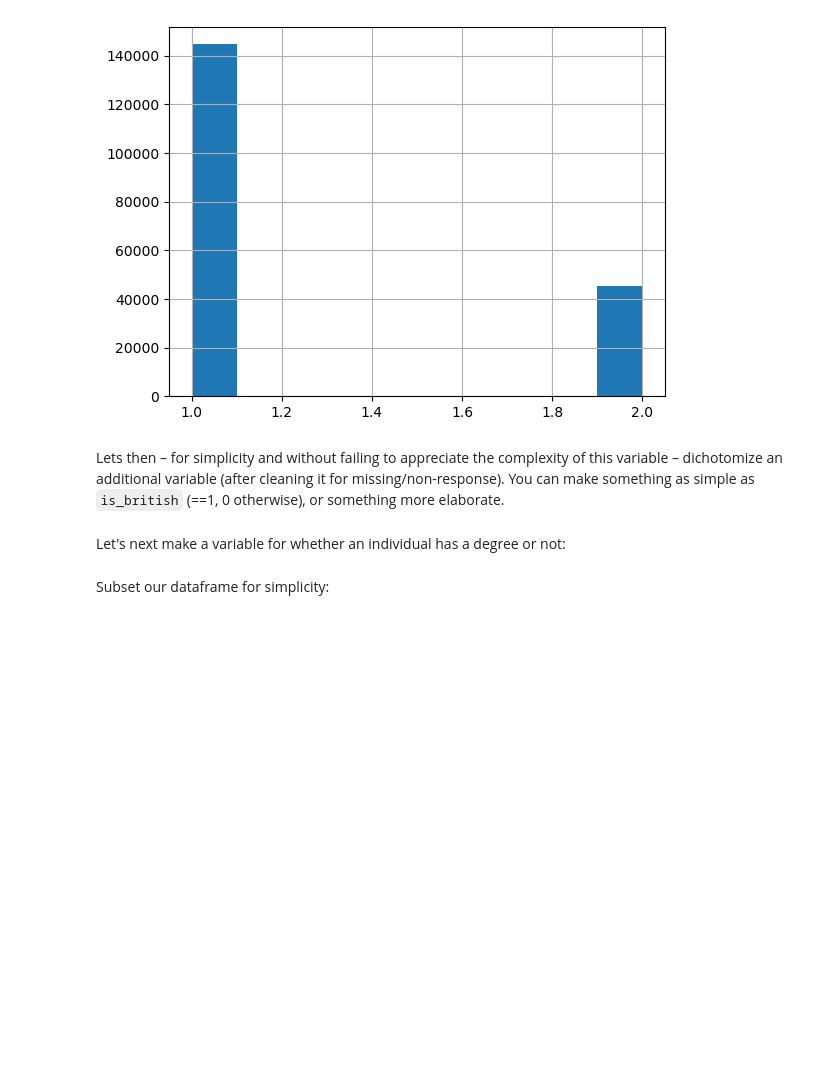
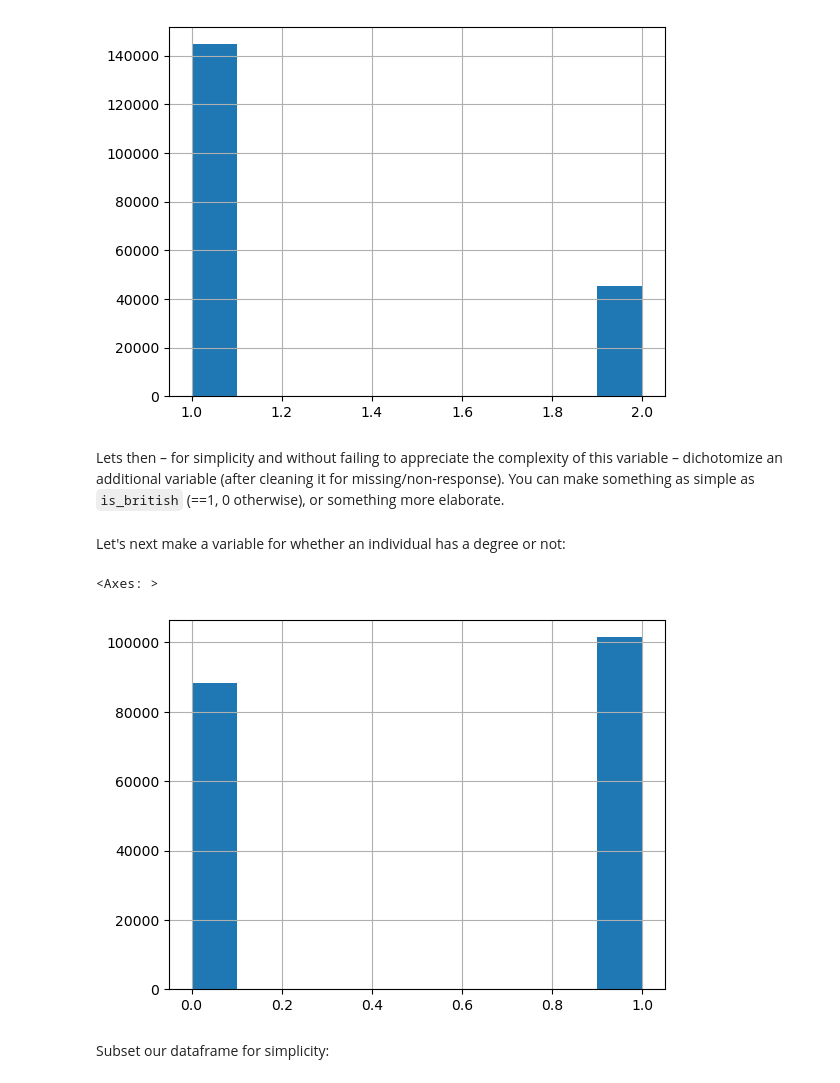
Before and after one commit to RobustiPy/robustipy, a Jupyter notebook: empirical_examples/empirical2_ukhls.ipynb, the cells around one changed output. Cells and saved outputs as stored; diff of their text form; code cells hidden in the pictures; blank space fills up the shorter version.

```diff
--- a/empirical_examples/empirical2_ukhls.ipynb
+++ b/empirical_examples/empirical2_ukhls.ipynb
@@ -99,3 +103,8 @@ df['has_degree'] = np.where(df['hiqual_dv']==3, 1, 0)
+# %%
+df['jbstat'].hist()
+# %% [output]
+<Axes: >
+[figure, added]
 # %% [markdown]
 Subset our dataframe for simplicity:
 # %%
```
Also changed, not shown: parts of 10 cells of this notebook, 6 other files.
